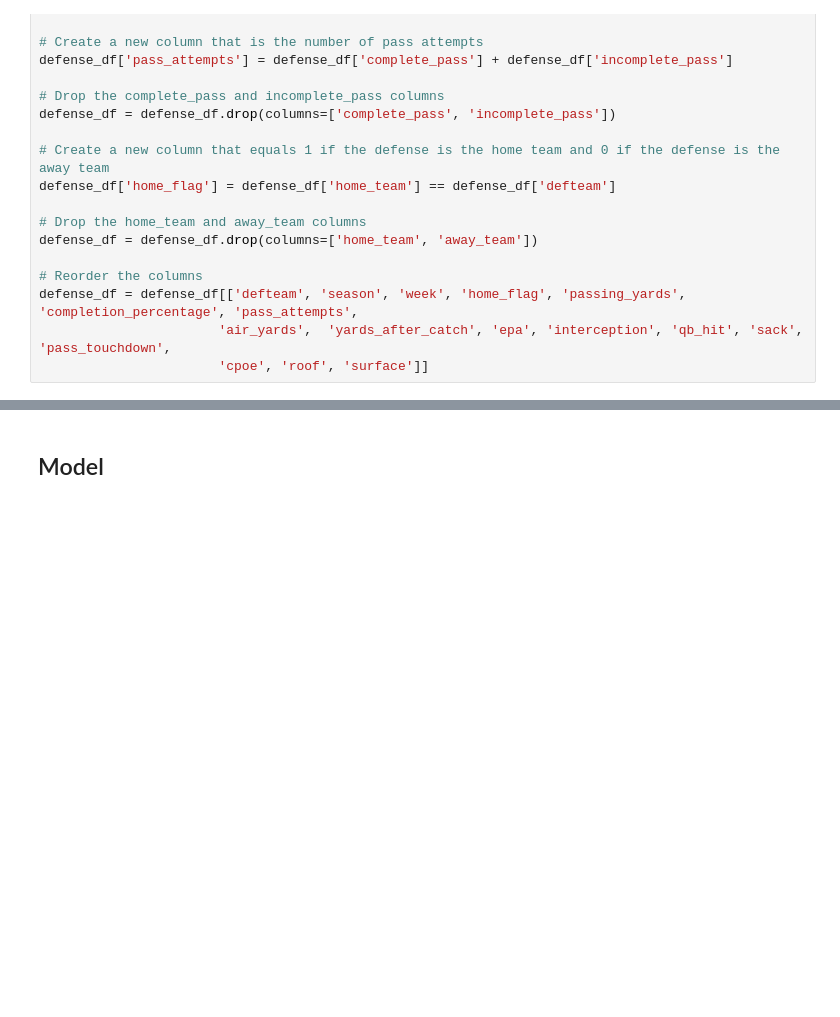
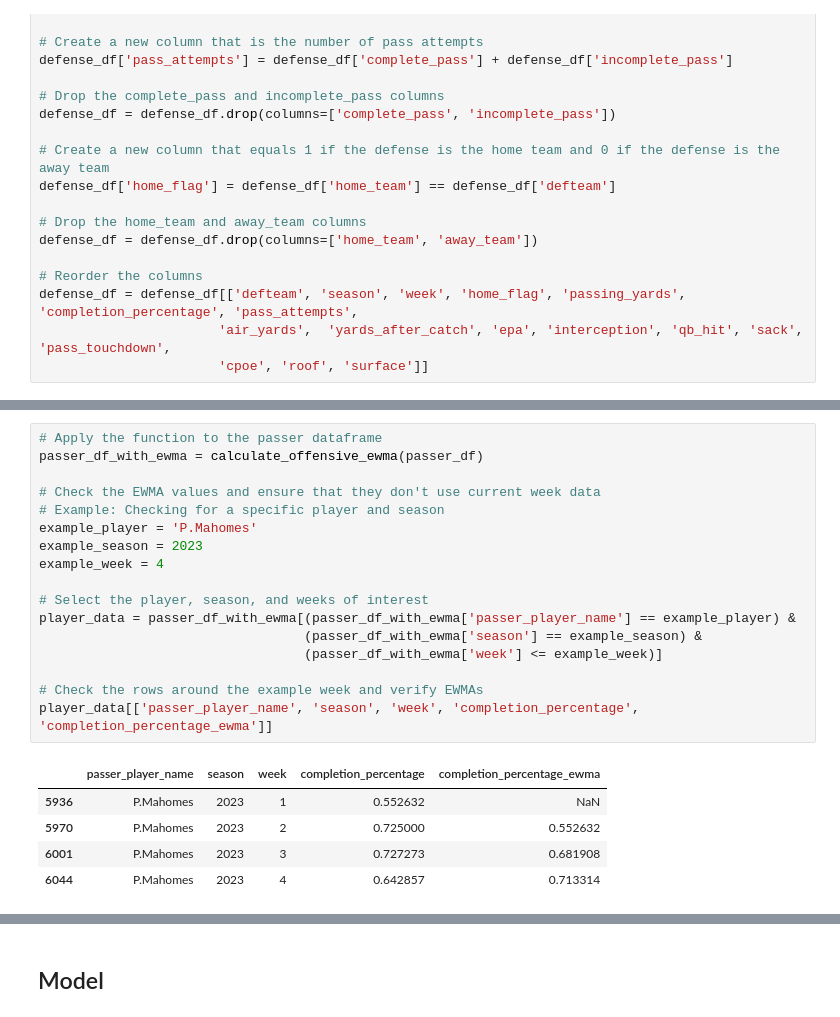
Before and after one commit to bhuggard/CheckTheCover, a Jupyter notebook: testnocom.ipynb, the cells around one changed output, grey strips where cells are left out. Cells and saved outputs as stored; diff of their text form; blank space fills up the shorter version.

```diff
--- a/testnocom.ipynb
+++ b/testnocom.ipynb
@@ -201,0 +411,23 @@ def filter_most_recent_weeks(df, weeks_needed=2):
+# %%
+# Apply the function to the passer dataframe
+passer_df_with_ewma = calculate_offensive_ewma(passer_df)
+
+# Check the EWMA values and ensure that they don't use current week data
+# Example: Checking for a specific player and season
+example_player = 'P.Mahomes'
+example_season = 2023
+example_week = 4
+
+# Select the player, season, and weeks of interest
+player_data = passer_df_with_ewma[(passer_df_with_ewma['passer_player_name'] == example_player) &
+                                  (passer_df_with_ewma['season'] == example_season) &
+                                  (passer_df_with_ewma['week'] <= example_week)]
+
+# Check the rows around the example week and verify EWMAs
+player_data[['passer_player_name', 'season', 'week', 'completion_percentage', 'completion_percentage_ewma']]
+# %% [output]
+|  | passer_player_name | season | week | completion_percentage | completion_percentage_ewma |
+| 5936 | P.Mahomes | 2023 | 1 | 0.552632 | NaN |
+| 5970 | P.Mahomes | 2023 | 2 | 0.725000 | 0.552632 |
+| 6001 | P.Mahomes | 2023 | 3 | 0.727273 | 0.681908 |
+| 6044 | P.Mahomes | 2023 | 4 | 0.642857 | 0.713314 |
```
Also changed, not shown: parts of 9 cells of this notebook, 1 other file.
